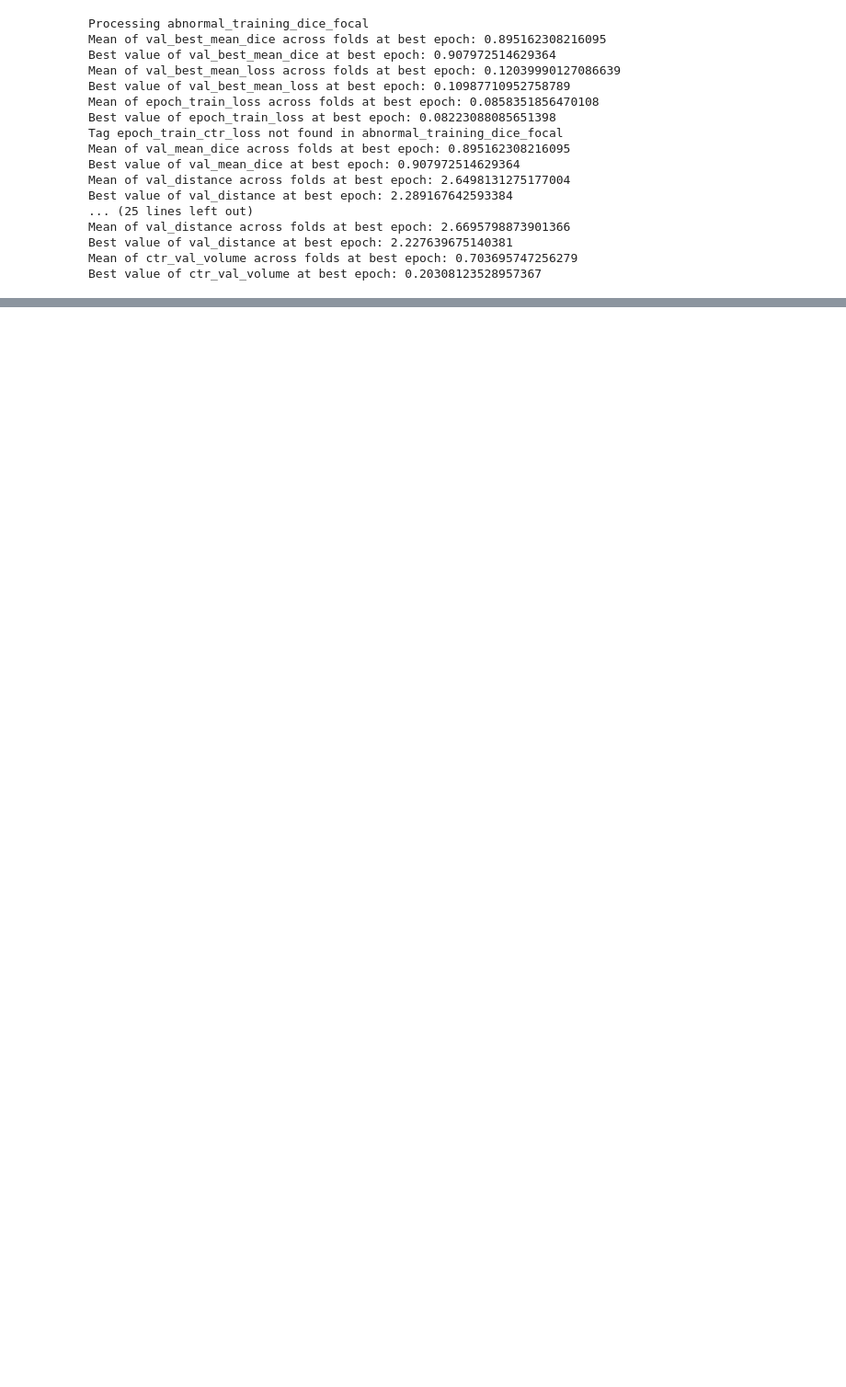
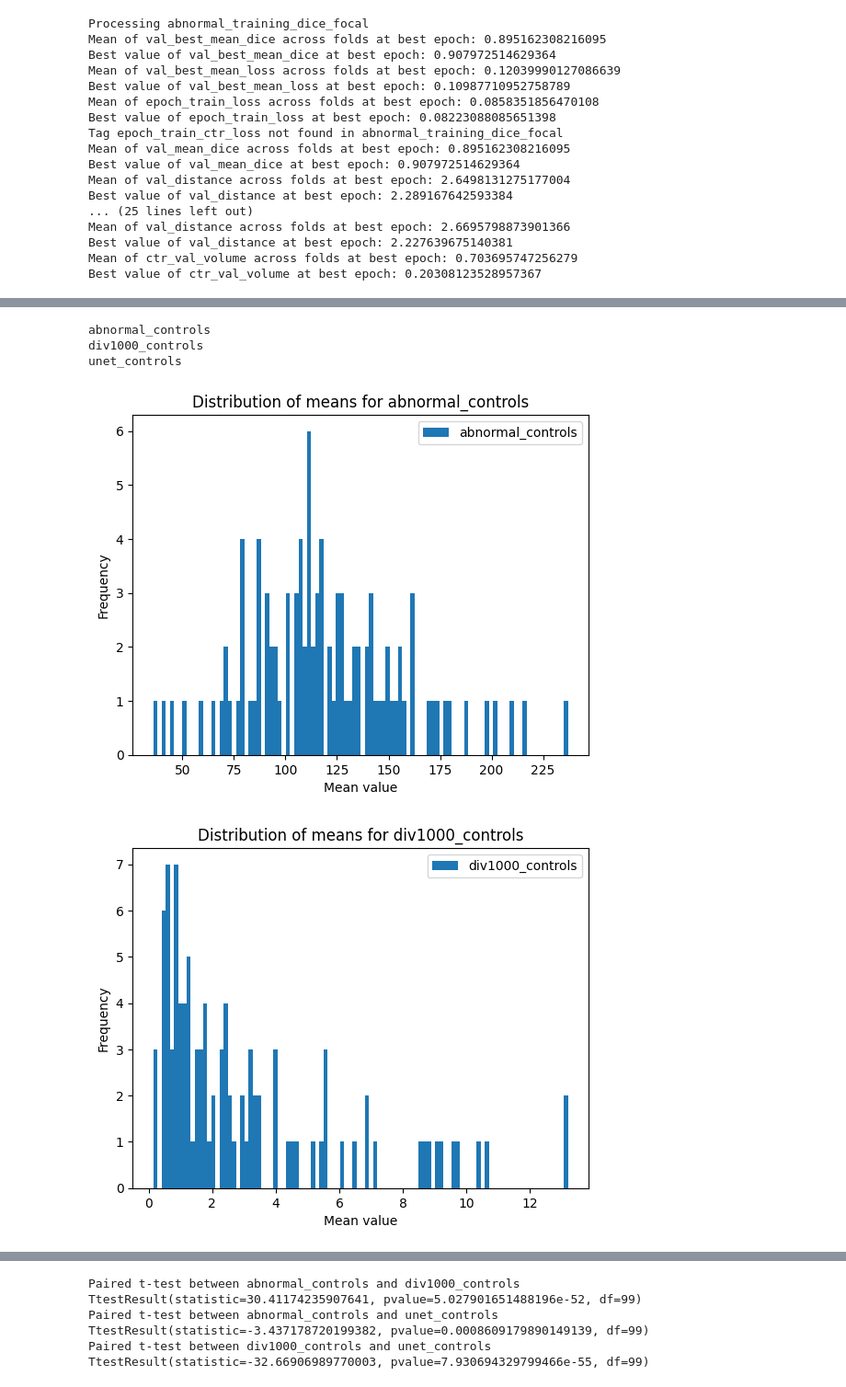
Before and after one commit to chrisfoulon/BCBlib, a Jupyter notebook: bcblib/notebooks/extraction_tensorboard_info.ipynb, the cells around one changed output, grey strips where cells are left out. Shown at 92% size. Cells and saved outputs as stored; diff of their text form; code cells hidden in the pictures; blank space fills up the shorter version.

```diff
--- a/bcblib/notebooks/extraction_tensorboard_info.ipynb
+++ b/bcblib/notebooks/extraction_tensorboard_info.ipynb
@@ -314,0 +402,63 @@ Trained with controls, the best fold of the SWIN-UNETR reaches an average Dice S
+# %%
+# For each model:  Take bins of 100 random values and average the number of voxels and then plot
+# the distribution of these averages
+import numpy as np
+import matplotlib.pyplot as plt
+from bcblib.tools.general_utils import open_json, save_json
+from pathlib import Path
+
+correspondance_dict = {
+    'abnormal_controls': 'SWIN-UNETR',
+    'div1000_controls': 'SWIN-UNETR (with controls)',
+    'unet_controls': 'U-Net (no augmentation)'
+}
+
+# load the json files
+values_lists_dict = {}
+
+for file in Path('/gamma/Dropbox (GIN)/UCL_Data/segmentations').glob('*_vol_list.json'):
+    model_name = file.name.replace('_vol_list.json', '')
+    print(model_name)
+    values_lists_dict[model_name] = []
+    with open(file, 'r') as f:
+        vol_list = [int(line.strip()) for line in f.readlines()]
+    vol_list = np.array(vol_list)
+    for i in range(100):
+        # take 100 random values
+        random_values = np.random.choice(vol_list, 100)
+        # compute the mean
+        mean = np.mean(random_values)
+        # add the mean to the dict
+        values_lists_dict[model_name].append(mean)
+
+# Iterate over each model
+for model_name, means in values_lists_dict.items():
+    # Create a new figure for each model
+    plt.figure()
+
+    # Plot the histogram of the means
+    plt.hist(means, bins=100, label=model_name)
+
+    # Add labels and title
+    plt.xlabel('Mean value')
+    plt.ylabel('Frequency')
+    plt.title(f'Distribution of means for {model_name}')
+
+    # Show the legend
+    plt.legend()
+
+    # Display the plot
+    plt.show()
+
+
+# run a paired t-test between each pair of lists in values_lists_dict
+from scipy.stats import ttest_rel
+for key1, key2 in [('abnormal_controls', 'div1000_controls'), ('abnormal_controls', 'unet_controls'), ('div1000_controls', 'unet_controls')]:
+    print(f'Paired t-test between {key1} and {key2}')
+    print(ttest_rel(values_lists_dict[key1], values_lists_dict[key2]))
+# %% [output]
+abnormal_controls
+div1000_controls
+unet_controls
+[figure, added]
+[figure, added]
@@ -314,0 +466,6 @@ Trained with controls, the best fold of the SWIN-UNETR reaches an average Dice S
+Paired t-test between abnormal_controls and div1000_controls
+TtestResult(statistic=30.41174235907641, pvalue=5.027901651488196e-52, df=99)
+Paired t-test between abnormal_controls and unet_controls
+TtestResult(statistic=-3.437178720199382, pvalue=0.0008609179890149139, df=99)
+Paired t-test between div1000_controls and unet_controls
+TtestResult(statistic=-32.66906989770003, pvalue=7.930694329799466e-55, df=99)
```
Also changed, not shown: parts of 12 cells of this notebook, 1 other file.
